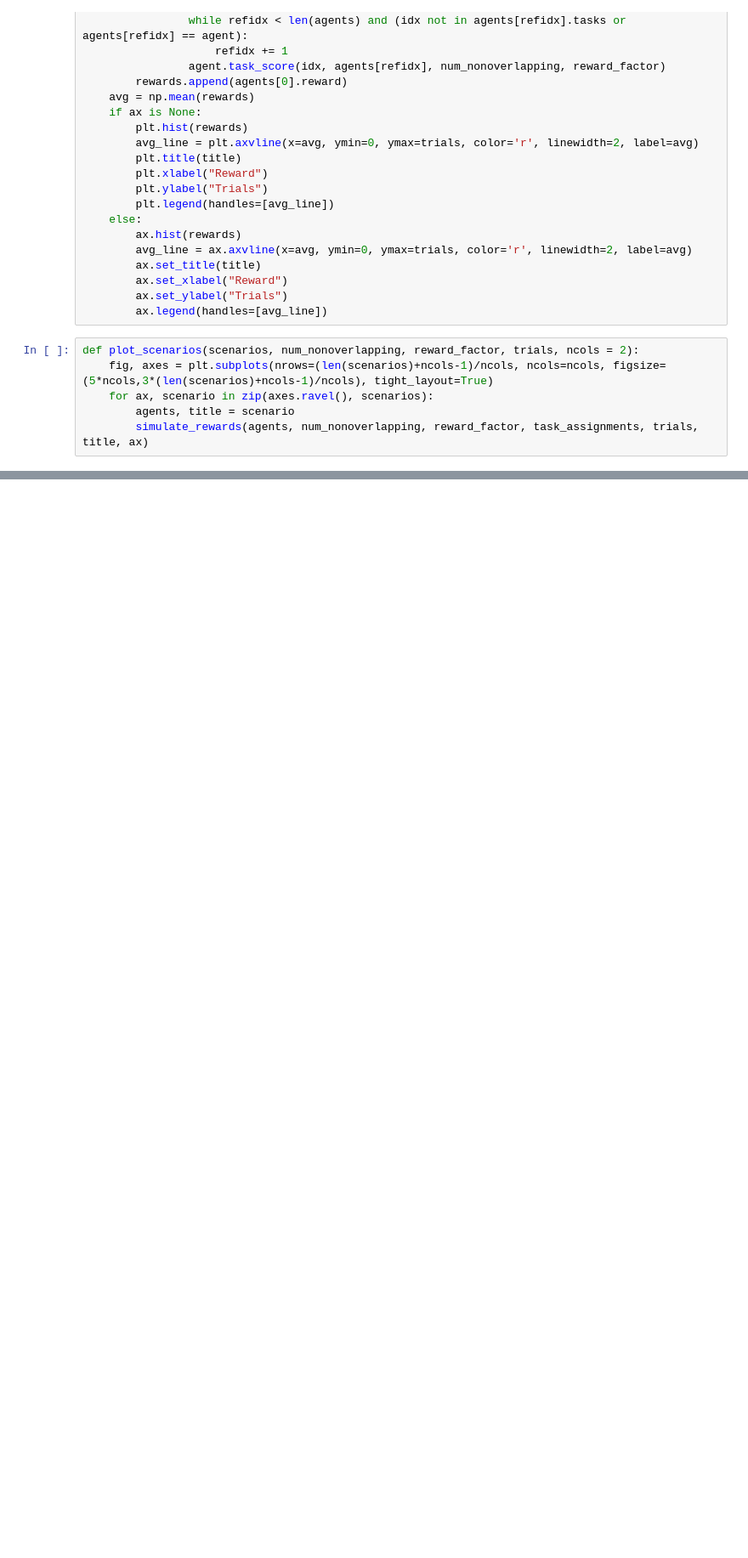
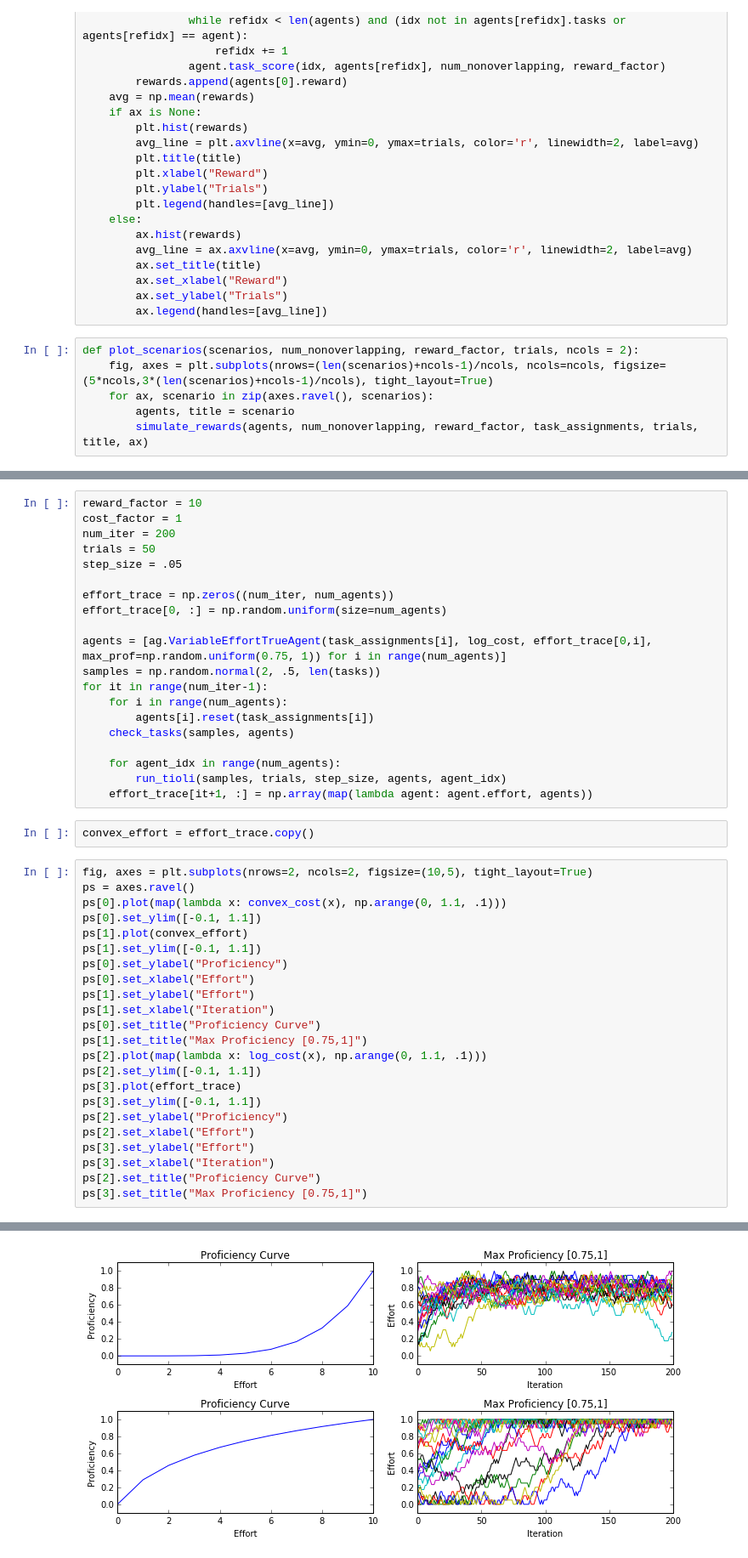
Before and after one commit to chuckyouliu/Crowdsourced-Elicitation, a Jupyter notebook: CrowdSourcedTesting.ipynb, the cells around one changed output, grey strips where cells are left out. Shown at 85% size. Drawn from its saved outputs; the diff is of its cells as text; blank space fills up the shorter version.

```diff
--- a/CrowdSourcedTesting.ipynb
+++ b/CrowdSourcedTesting.ipynb
@@ -107,0 +328,46 @@ plot_scenarios(scenarios, 5, 10, 1000, 3)
+# %%
+reward_factor = 10
+cost_factor = 1
+num_iter = 200
+trials = 50
+step_size = .05
+
+effort_trace = np.zeros((num_iter, num_agents))
+effort_trace[0, :] = np.random.uniform(size=num_agents)
+
+agents = [ag.VariableEffortTrueAgent(task_assignments[i], log_cost, effort_trace[0,i], max_prof=np.random.uniform(0.75, 1)) for i in range(num_agents)]
+samples = np.random.normal(2, .5, len(tasks))
+for it in range(num_iter-1):
+    for i in range(num_agents):
+        agents[i].reset(task_assignments[i])
+    check_tasks(samples, agents)
+
+    for agent_idx in range(num_agents):
+        run_tioli(samples, trials, step_size, agents, agent_idx)
+    effort_trace[it+1, :] = np.array(map(lambda agent: agent.effort, agents))
+# %%
+convex_effort = effort_trace.copy()
+# %%
+fig, axes = plt.subplots(nrows=2, ncols=2, figsize=(10,5), tight_layout=True)
+ps = axes.ravel()
+ps[0].plot(map(lambda x: convex_cost(x), np.arange(0, 1.1, .1)))
+ps[0].set_ylim([-0.1, 1.1])
+ps[1].plot(convex_effort)
+ps[1].set_ylim([-0.1, 1.1])
+ps[0].set_ylabel("Proficiency")
+ps[0].set_xlabel("Effort")
+ps[1].set_ylabel("Effort")
+ps[1].set_xlabel("Iteration")
+ps[0].set_title("Proficiency Curve")
+ps[1].set_title("Max Proficiency [0.75,1]")
+ps[2].plot(map(lambda x: log_cost(x), np.arange(0, 1.1, .1)))
+ps[2].set_ylim([-0.1, 1.1])
+ps[3].plot(effort_trace)
+ps[3].set_ylim([-0.1, 1.1])
+ps[2].set_ylabel("Proficiency")
+ps[2].set_xlabel("Effort")
+ps[3].set_ylabel("Effort")
+ps[3].set_xlabel("Iteration")
+ps[2].set_title("Proficiency Curve")
+ps[3].set_title("Max Proficiency [0.75,1]")
+# %% [output]
@@ -107,0 +375 @@ plot_scenarios(scenarios, 5, 10, 1000, 3)
+[figure, added]
```
Also changed, not shown: parts of 19 cells of this notebook, 6 other files.
